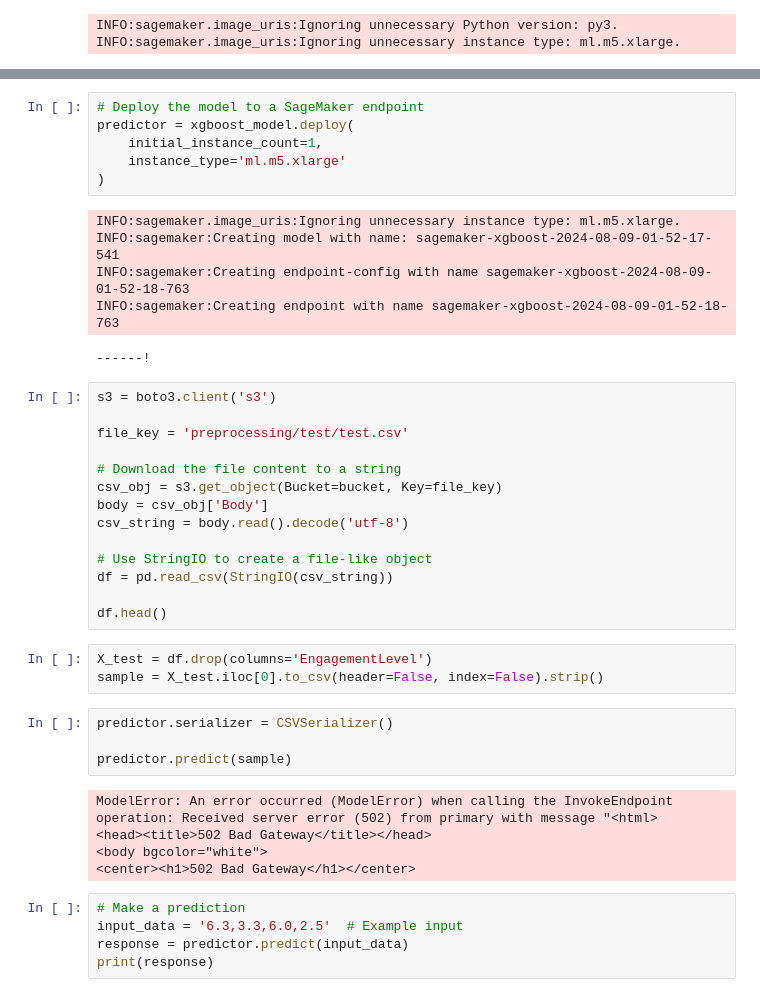
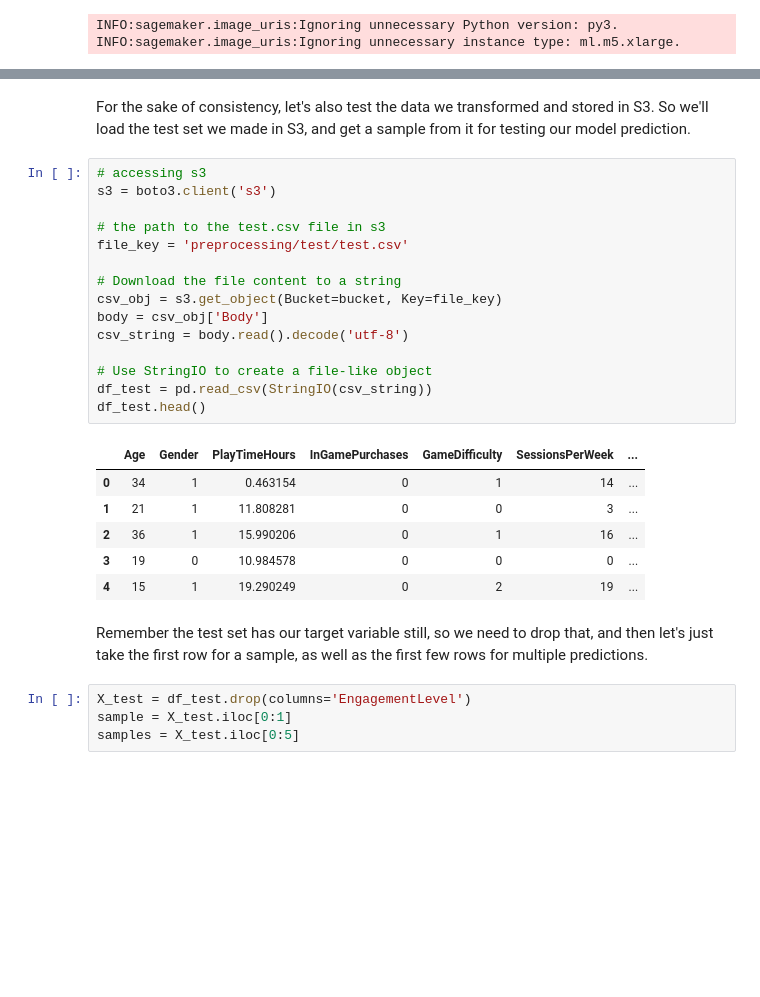
Before and after one commit to RavinderRai/gaming-behavior-predictor, a Jupyter notebook: notebooks/aws_deployment.ipynb, the cells around one changed output, grey strips where cells are left out. Cells and saved outputs as stored; diff of their text form; blank space fills up the shorter version.

```diff
--- a/notebooks/aws_deployment.ipynb
+++ b/notebooks/aws_deployment.ipynb
@@ -503,43 +534,30 @@ xgboost_model = XGBoostModel(
-# %%
-# Deploy the model to a SageMaker endpoint
-predictor = xgboost_model.deploy(
-    initial_instance_count=1,
-    instance_type='ml.m5.xlarge'
-)
-# %% [output]
-INFO:sagemaker.image_uris:Ignoring unnecessary instance type: ml.m5.xlarge.
-INFO:sagemaker:Creating model with name: sagemaker-xgboost-2024-08-09-01-52-17-541
-INFO:sagemaker:Creating endpoint-config with name sagemaker-xgboost-2024-08-09-01-52-18-763
-INFO:sagemaker:Creating endpoint with name sagemaker-xgboost-2024-08-09-01-52-18-763
-------!
+# %% [markdown]
+For the sake of consistency, let's also test the data we transformed and stored in S3. So we'll load the test set we made in S3, and get a sample from it for testing our model prediction.
 # %%
+# accessing s3
 s3 = boto3.client('s3')
 
+# the path to the test.csv file in s3
 file_key = 'preprocessing/test/test.csv'
 
 # Download the file content to a string
 csv_obj = s3.get_object(Bucket=bucket, Key=file_key)
 body = csv_obj['Body']
 csv_string = body.read().decode('utf-8')
 
 # Use StringIO to create a file-like object
-df = pd.read_csv(StringIO(csv_string))
-
-df.head()
+df_test = pd.read_csv(StringIO(csv_string))
+df_test.head()
+# %% [output]
+|  | Age | Gender | PlayTimeHours | InGamePurchases | GameDifficulty | SessionsPerWeek | ... |
+| 0 | 34 | 1 | 0.463154 | 0 | 1 | 14 | ... |
+| 1 | 21 | 1 | 11.808281 | 0 | 0 | 3 | ... |
+| 2 | 36 | 1 | 15.990206 | 0 | 1 | 16 | ... |
+| 3 | 19 | 0 | 10.984578 | 0 | 0 | 0 | ... |
+| 4 | 15 | 1 | 19.290249 | 0 | 2 | 19 | ... |
+# %% [markdown]
+Remember the test set has our target variable still, so we need to drop that, and then let's just take the first row for a sample, as well as the first few rows for multiple predictions.
 # %%
-X_test = df.drop(columns='EngagementLevel')
-sample = X_test.iloc[0].to_csv(header=False, index=False).strip()
+X_test = df_test.drop(columns='EngagementLevel')
+sample = X_test.iloc[0:1]
+samples = X_test.iloc[0:5]
-# %%
-predictor.serializer = CSVSerializer()
-
-predictor.predict(sample)
-# %% [output]
-ModelError: An error occurred (ModelError) when calling the InvokeEndpoint operation: Received server error (502) from primary with message "<html>
-<head><title>502 Bad Gateway</title></head>
-<body bgcolor="white">
-<center><h1>502 Bad Gateway</h1></center>
-# %%
-# Make a prediction
-input_data = '6.3,3.3,6.0,2.5'  # Example input
-response = predictor.predict(input_data)
-print(response)
```
Also changed, not shown: parts of 56 cells of this notebook, 2 other files.
